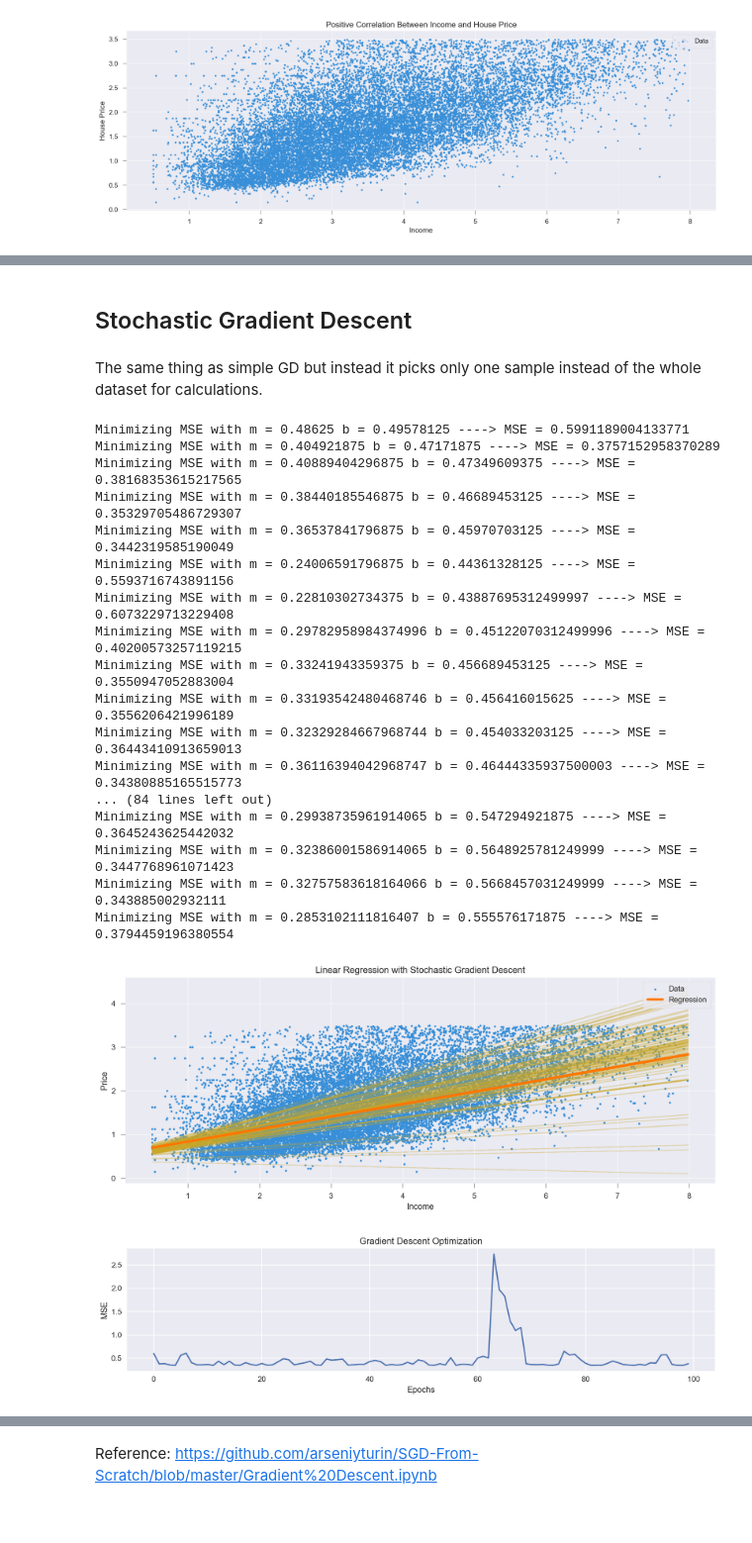
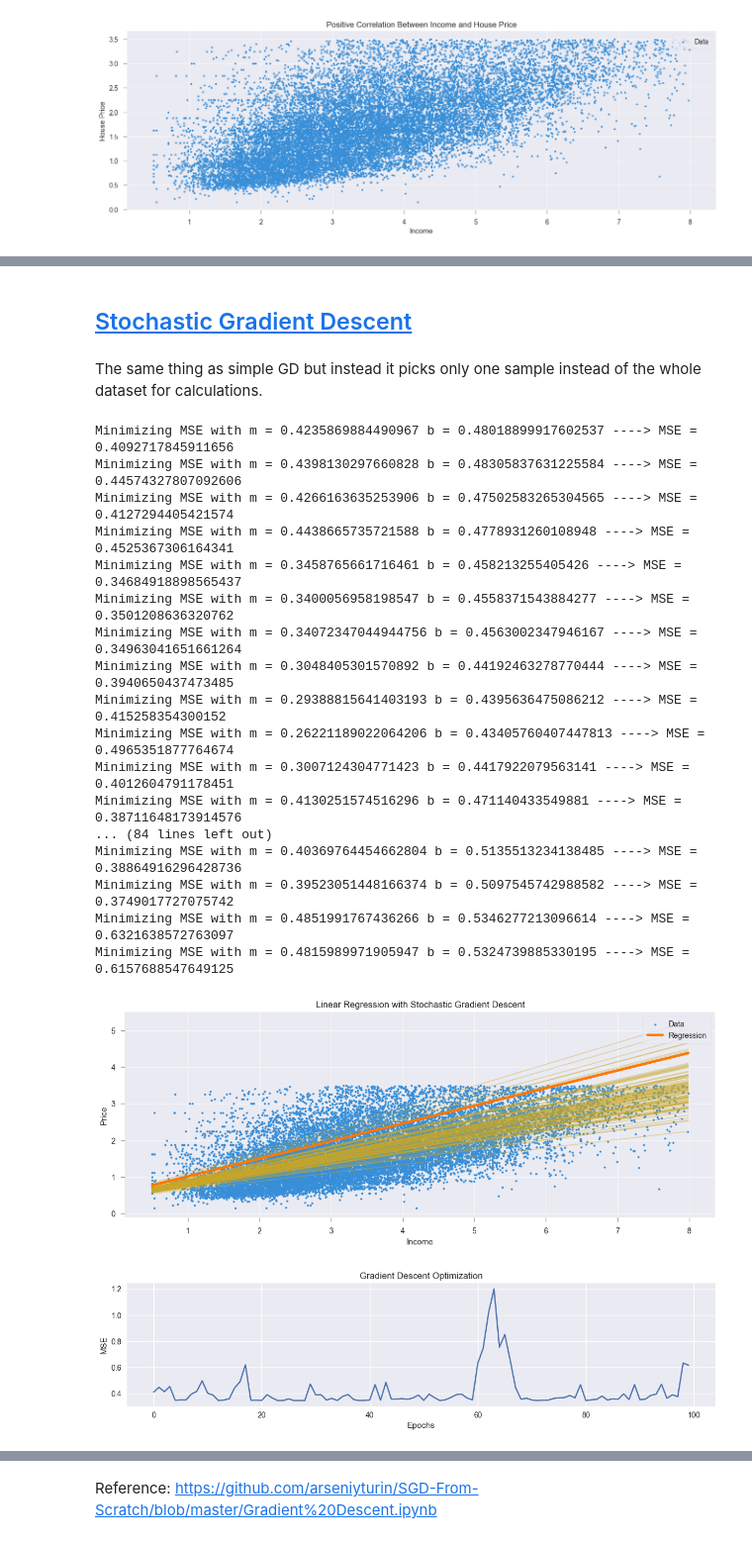
Before and after one commit to vsaraikin/ml-from-scratch, a Jupyter notebook: Gradient Descent and Linear Regression.ipynb, the cells around one changed output, grey strips where cells are left out. Shown at 99% size. Drawn from its saved outputs; the diff is of its cells as text; code cells hidden in the pictures.

```diff
--- a/Gradient Descent and Linear Regression.ipynb
+++ b/Gradient Descent and Linear Regression.ipynb
@@ -131,8 +131,8 @@ from sklearn.datasets import fetch_california_housing
 
 data = fetch_california_housing()
 
-features = pd.DataFrame(data.data, columns=data.feature_names).astype(np.float16)
-target = pd.DataFrame(data.target, columns=['Target']).astype(np.float16)
+features = pd.DataFrame(data.data, columns=data.feature_names).astype(np.float32)
+target = pd.DataFrame(data.target, columns=['Target']).astype(np.float32)
 # %%
 df = features.join(target)
 df.head()
@@ -177,7 +177,7 @@ df[['MedInc', 'Target']].describe()[1:]
 X = df.MedInc
 y = df.Target
 # %%
-plt.rcParams['figure.dpi'] = 150
+plt.rcParams['figure.dpi'] = 100
 plt.figure(figsize=(16,5))
 plt.scatter(X, y, label='Data', c='#388fd8', s=6)
 plt.title('Positive Correlation Between Income and House Price')
@@ -192,7 +192,6 @@ plt.show()
 def plot_regression(X, y, y_pred, log=None, title="Linear Regression"):
 
     plt.figure(figsize=(14,5))
-    plt.rcParams['figure.dpi'] = 200
     plt.scatter(X, y, label='Data', c='#388fd8', s=6)
     if log != None:
         for i in range(len(log)):
@@ -241,9 +232,9 @@ Minimizing MSE with m = 0.3555217951241778 b = 0.4787626259546772 ----> MSE = 0.
 # %% [markdown]
-## Stochastic Gradient Descent
+## <a id='toc1_3_'></a>[Stochastic Gradient Descent](#toc0_)
 # %% [markdown]
 The same thing as simple GD but instead it picks only one sample instead of the whole dataset for calculations.
 # %%
-def stochastic_gradient_descent(X, y, lr, epoch, batch_size, m=0.5, b=0.5, logging=True) -> Tuple[int, int, list, list]:
+def stochastic_gradient_descent(X, y, lr, epoch, batch_size, m=0.5, b=0.5, logging=True, tolerance=1e-3) -> Tuple[int, int, list, list]:
     """
     SGD for Linear Regression
     X: 1-d numpy-array
@@ -263,50 +254,63 @@ def stochastic_gradient_descent(X, y, lr, epoch, batch_size, m=0.5, b=0.5, loggi
         ys = np.take(y, indexes)
         N = len(Xs)
 
+        prev_mse = 0
+
         f = ys - (m*Xs + b)
 
         # Updating m and b
         m -= lr * (-2 * Xs.dot(f).sum() / N)
         b -= lr * (-2 * f.sum() / N)
 
+        mse_res = MSE(y, (m*X + b))
+
         params_history.append((m, b))
-        mse_history.append(MSE(y, (m*X + b)))
+        mse_history.append(mse_res)
 
-        if logging:
-            print(f'Minimizing MSE with m = {m} b = {b} ---->', 'MSE =', MSE(y, (m*X + b)))
+        if abs(prev_mse - mse_res) >= tolerance:
+            prev_mse = mse_res
+
+            if logging:
+                print(f'Minimizing MSE with m = {m} b = {b} ---->', 'MSE =', mse_res)
+
+        else:
+
+            if logging:
+                print(f'Minimizing MSE with m = {m} b = {b} ---->', 'MSE =', mse_res)
+            break
 
     return m, b, params_history, mse_history
 # %%
 m_custom_sgd, b_custom_sgd, log, mse = stochastic_gradient_descent(X, y, lr=0.01, epoch=100, batch_size=1)
 
 y_pred_custom_sgd = m_custom_sgd * X + b_custom_sgd
-mse_result_stochastic_custom = MSE(y, y_pred_custom_sgd)
+mse_result_custom_sgd = MSE(y, y_pred_custom_sgd)
 
 plot_regression(X, y, y_pred_custom_sgd, log=log, title="Linear Regression with Stochastic Gradient Descent")
 
 plt.figure(figsize=(14,3))
 plt.plot(range(len(mse)), mse)
 plt.title('Gradient Descent Optimization')
 plt.xlabel('Epochs')
 plt.ylabel('MSE')
 plt.show()
 # %% [output]
-Minimizing MSE with m = 0.48625 b = 0.49578125 ----> MSE = 0.5991189004133771
-Minimizing MSE with m = 0.404921875 b = 0.47171875 ----> MSE = 0.3757152958370289
-Minimizing MSE with m = 0.40889404296875 b = 0.47349609375 ----> MSE = 0.38168353615217565
-Minimizing MSE with m = 0.38440185546875 b = 0.46689453125 ----> MSE = 0.35329705486729307
-Minimizing MSE with m = 0.36537841796875 b = 0.45970703125 ----> MSE = 0.3442319585190049
-Minimizing MSE with m = 0.24006591796875 b = 0.44361328125 ----> MSE = 0.5593716743891156
-Minimizing MSE with m = 0.22810302734375 b = 0.43887695312499997 ----> MSE = 0.6073229713229408
-Minimizing MSE with m = 0.29782958984374996 b = 0.45122070312499996 ----> MSE = 0.40200573257119215
-Minimizing MSE with m = 0.33241943359375 b = 0.456689453125 ----> MSE = 0.3550947052883004
-Minimizing MSE with m = 0.33193542480468746 b = 0.456416015625 ----> MSE = 0.3556206421996189
-Minimizing MSE with m = 0.32329284667968744 b = 0.454033203125 ----> MSE = 0.36443410913659013
-Minimizing MSE with m = 0.36116394042968747 b = 0.46444335937500003 ----> MSE = 0.34380885165515773
+Minimizing MSE with m = 0.4235869884490967 b = 0.48018899917602537 ----> MSE = 0.4092717845911656
+Minimizing MSE with m = 0.4398130297660828 b = 0.48305837631225584 ----> MSE = 0.44574327807092606
+Minimizing MSE with m = 0.4266163635253906 b = 0.47502583265304565 ----> MSE = 0.4127294405421574
+Minimizing MSE with m = 0.4438665735721588 b = 0.4778931260108948 ----> MSE = 0.4525367306164341
+Minimizing MSE with m = 0.3458765661716461 b = 0.458213255405426 ----> MSE = 0.34684918898565437
+Minimizing MSE with m = 0.3400056958198547 b = 0.4558371543884277 ----> MSE = 0.3501208636320762
+Minimizing MSE with m = 0.34072347044944756 b = 0.4563002347946167 ----> MSE = 0.34963041651661264
+Minimizing MSE with m = 0.3048405301570892 b = 0.44192463278770444 ----> MSE = 0.3940650437473485
+Minimizing MSE with m = 0.29388815641403193 b = 0.4395636475086212 ----> MSE = 0.415258354300152
+Minimizing MSE with m = 0.26221189022064206 b = 0.43405760407447813 ----> MSE = 0.4965351877764674
+Minimizing MSE with m = 0.3007124304771423 b = 0.4417922079563141 ----> MSE = 0.4012604791178451
+Minimizing MSE with m = 0.4130251574516296 b = 0.471140433549881 ----> MSE = 0.38711648173914576
 ... (84 lines left out)
-Minimizing MSE with m = 0.29938735961914065 b = 0.547294921875 ----> MSE = 0.3645243625442032
-Minimizing MSE with m = 0.32386001586914065 b = 0.5648925781249999 ----> MSE = 0.3447768961071423
-Minimizing MSE with m = 0.32757583618164066 b = 0.5668457031249999 ----> MSE = 0.343885002932111
-Minimizing MSE with m = 0.2853102111816407 b = 0.555576171875 ----> MSE = 0.3794459196380554
+Minimizing MSE with m = 0.40369764454662804 b = 0.5135513234138485 ----> MSE = 0.38864916296428736
+Minimizing MSE with m = 0.39523051448166374 b = 0.5097545742988582 ----> MSE = 0.3749017727075742
+Minimizing MSE with m = 0.4851991767436266 b = 0.5346277213096614 ----> MSE = 0.6321638572763097
+Minimizing MSE with m = 0.4815989971905947 b = 0.5324739885330195 ----> MSE = 0.6157688547649125
-[figure, old version]
+[figure, new version]
-[figure, old version]
+[figure, new version]
```
Also changed, not shown: parts of 22 cells of this notebook.
